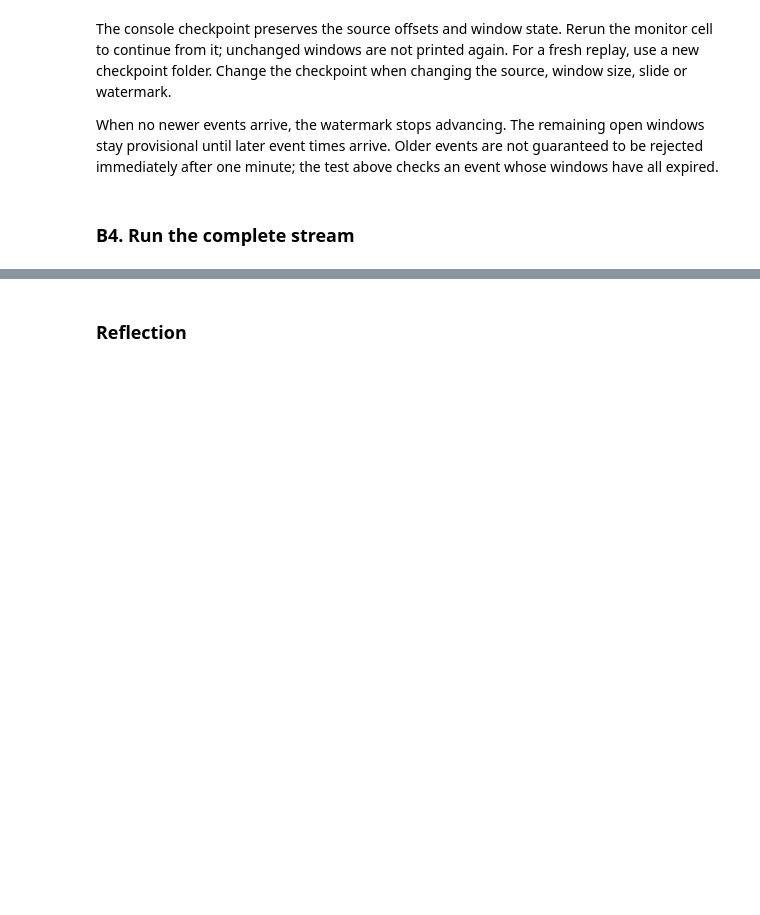
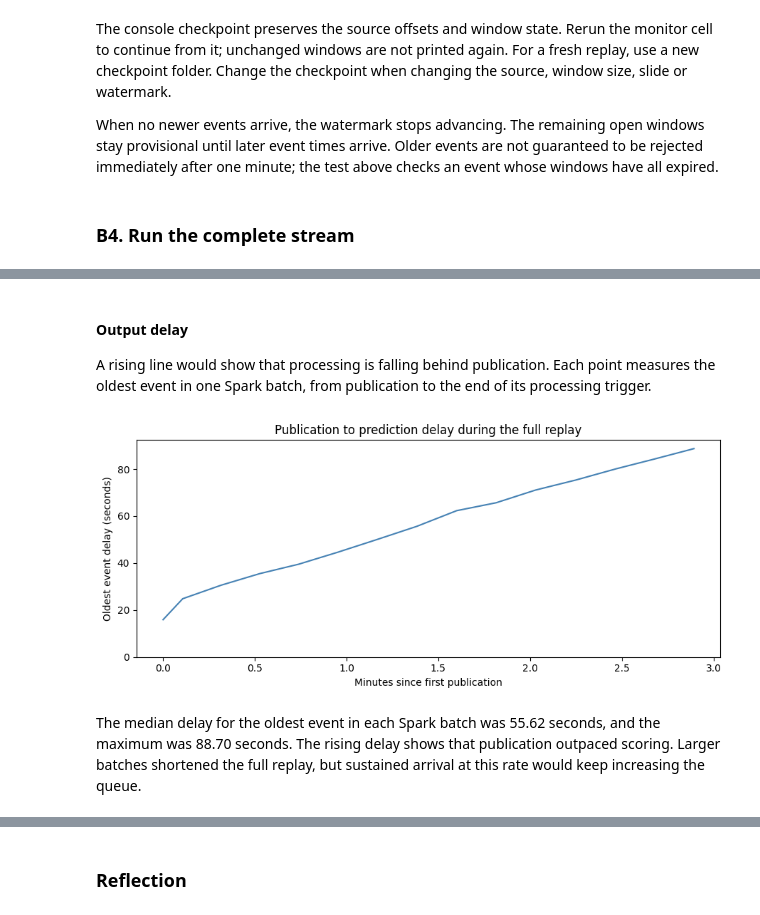
Before and after one commit to tung-lechu/assessment2-aml, a Jupyter notebook: assessment2.ipynb, the cells around one changed output, grey strips where cells are left out. Drawn from its saved outputs; the diff is of its cells as text; code cells hidden in the pictures; blank space fills up the shorter version.

Commit message:
Complete streaming replay, verification and reflection

```diff
--- a/assessment2.ipynb
+++ b/assessment2.ipynb
@@ -3355,0 +3644,21 @@ When no newer events arrive, the watermark stops advancing. The remaining open w
+# %%
+progress_records = json.loads((run_path / "progress.json").read_text())
+processing = pd.DataFrame([
+    {"Spark batch": item["batchId"], "Kafka messages": item["numInputRows"],
+     "Processing seconds": item["durationMs"].get("triggerExecution", 0) / 1000,
+     "Started at": item["timestamp"]}
+    for item in progress_records if item["name"] == "aml_predictions_" + FULL_RUN and item["numInputRows"] > 0
+])
+batch_rows = (full_predictions.withColumnRenamed("spark_batch_id", "Spark batch")
+    .groupBy("Spark batch").agg(F.count("*").alias("Transactions"), F.min("event_timestamp").alias("First published")))
+processing = processing.merge(batch_rows.toPandas(), on="Spark batch")
+processing["Transactions per second"] = processing["Transactions"] / processing["Processing seconds"]
+processing["Finished at"] = pd.to_datetime(processing["Started at"], utc=True) + pd.to_timedelta(processing["Processing seconds"], unit="s")
+processing["Oldest event delay (seconds)"] = (processing["Finished at"] - pd.to_datetime(processing["First published"], utc=True)).dt.total_seconds()
+display(processing[["Transactions", "Processing seconds", "Transactions per second", "Oldest event delay (seconds)"]].agg(["min", "median", "max"]).round(2))
+print("Kafka messages processed:", int(processing["Kafka messages"].sum()))
+print("Transactions processed:", int(processing["Transactions"].sum()))
+print("Publication span (minutes):", round((summary.last_event - summary.first_event).total_seconds() / 60, 2))
+processing.to_csv(run_path / "batch_timing.csv", index=False)
+full_predictions.unpersist()
+history_events.unpersist()
@@ -3355,0 +3674,22 @@ When no newer events arrive, the watermark stops advancing. The remaining open w
+# %% [markdown]
+#### Output delay
+A rising line would show that processing is falling behind publication. Each point measures the oldest event in one Spark batch, from publication to the end of its processing trigger.
+# %%
+import matplotlib.pyplot as plt
+
+plot_data = processing.sort_values("First published").copy()
+plot_data["Elapsed minutes"] = (
+    pd.to_datetime(plot_data["First published"]) - pd.to_datetime(plot_data["First published"]).min()
+).dt.total_seconds() / 60
+plt.figure(figsize=(9, 4))
+plt.plot(plot_data["Elapsed minutes"], plot_data["Oldest event delay (seconds)"], color="steelblue")
+plt.title("Publication to prediction delay during the full replay")
+plt.xlabel("Minutes since first publication")
+plt.ylabel("Oldest event delay (seconds)")
+plt.ylim(bottom=0)
+plt.tight_layout()
+plt.show()
+# %% [output]
+[figure, added]
+# %% [markdown]
+The median delay for the oldest event in each Spark batch was 55.62 seconds, and the maximum was 88.70 seconds. The rising delay shows that publication outpaced scoring. Larger batches shortened the full replay, but sustained arrival at this rate would keep increasing the queue.
```
Also changed, not shown: parts of 21 cells of this notebook, 2 other files.
